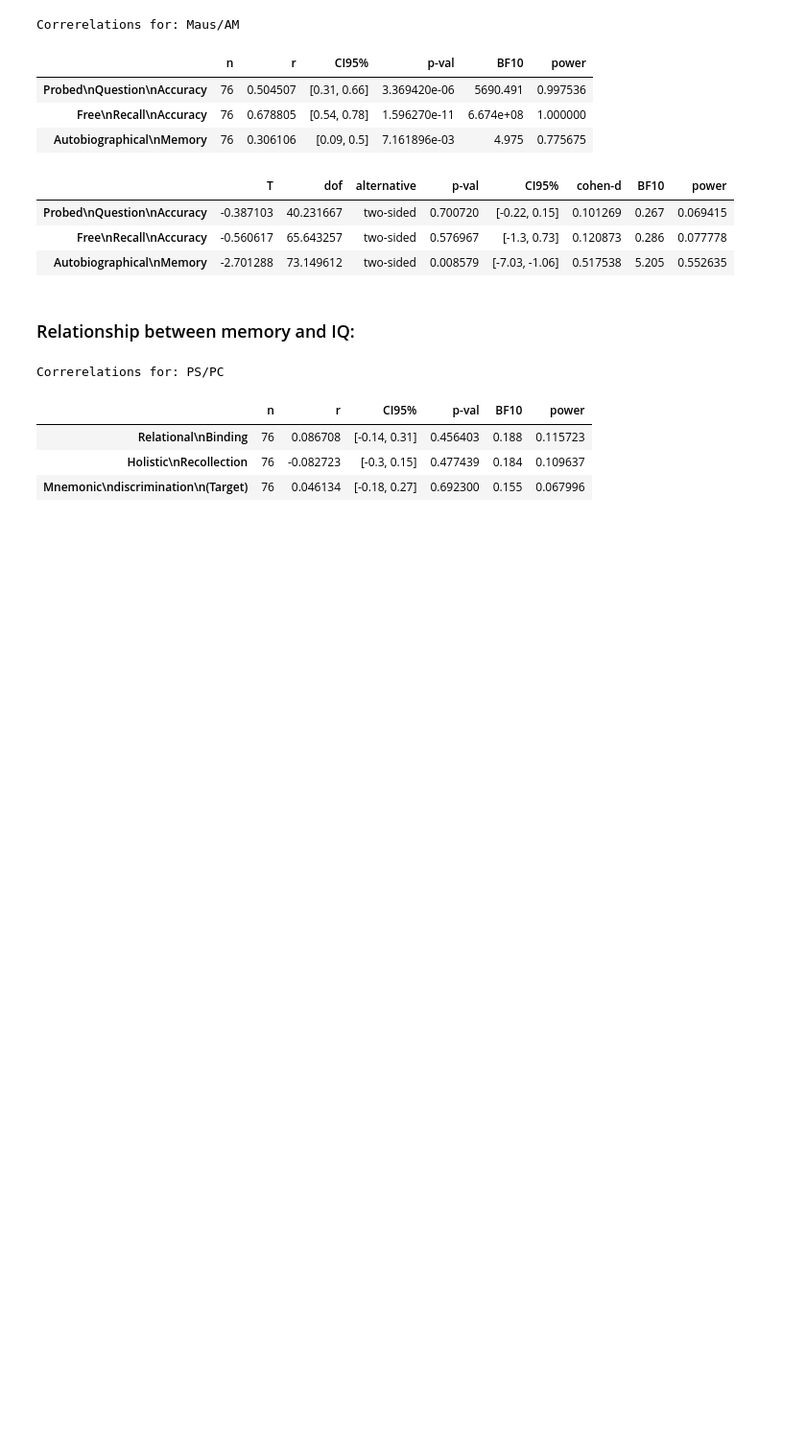
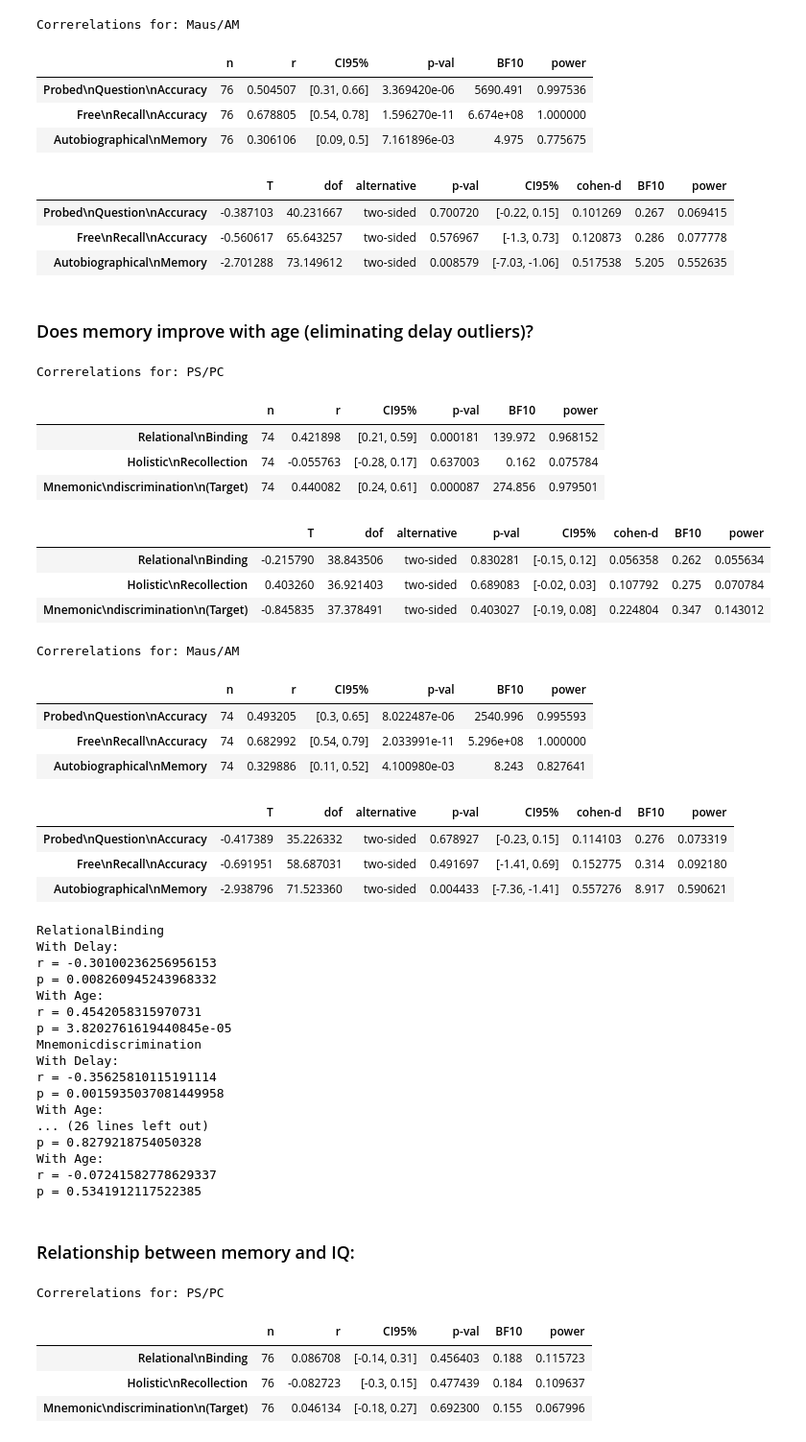
Before and after one commit to samsydco/Factor_Analysis, a Jupyter notebook: factor_anlaysis.ipynb, the cells around one changed output. Shown: that part at 96% size. Cells and saved outputs as stored; diff of their text form; code cells hidden in the pictures; blank space fills up the shorter version.

Commit message:
factor_analysis.ipynb updates to include delaydf.csv information regarding delay: answer question of how does delay impact age X memory relationship?

```diff
--- a/factor_anlaysis.ipynb
+++ b/factor_anlaysis.ipynb
@@ -14,5 +12,5 @@ Set the environment variable OUTDATED_IGNORE=1 to disable these warnings.
 # %%
-df = pd.read_csv("csvs/df_nosubj.csv")
+df = pd.read_csv("csvs/delaydf.csv")#pd.read_csv("csvs/df_nosubj.csv")#
 df = df.rename(columns={'Dependency': 'Holistic\nRecollection',
                         'PCAccuracy':'Relational\nBinding',
                         'Target':'Mnemonic\ndiscrimination\n(Target)',
@@ -21,7 +19,8 @@ df = df.rename(columns={'Dependency': 'Holistic\nRecollection',
                         'AM':'Autobiographical\nMemory',
                         'Foil':'Mnemonic\ndiscrimination\n(Foil)',
                         'Lure':'Mnemonic\ndiscrimination\n(Lure)',
-                        'KBit_Score': 'IQ'})
+                        'KBit_Score': 'IQ',
+                        'Delay (Days)': 'Delay'})
 df_norm=(df-df.mean())/df.std()
 df_controlvars1 = df_norm[['Age (months)','Relational\nBinding','Mnemonic\ndiscrimination\n(Target)',
                    'Probed\nQuestion\nAccuracy',
@@ -59,6 +58,7 @@ df_norm = df_norm[['Relational\nBinding','Mnemonic\ndiscrimination\n(Target)',
 # %%
 # Histogram of age and gender:
 sns.set_theme(style="ticks",font_scale=2)
+df = df.drop('Age', axis = 1)
 df_hist = df.rename(columns={'demo_child_gender':'Sex','Age (months)':'Age'})
 df_hist['Sex'] = df_hist['Sex'].replace({1.0: 'Male', 2.0: 'Female'})
 df_hist['Age'] = df_hist['Age']/12
@@ -112,6 +112,78 @@ Correrelations for: Maus/AM
 | Probed\nQuestion\nAccuracy | -0.387103 | 40.231667 | two-sided | 0.700720 | [-0.22, 0.15] | 0.101269 | 0.267 | 0.069415 |
 | Free\nRecall\nAccuracy | -0.560617 | 65.643257 | two-sided | 0.576967 | [-1.3, 0.73] | 0.120873 | 0.286 | 0.077778 |
 | Autobiographical\nMemory | -2.701288 | 73.149612 | two-sided | 0.008579 | [-7.03, -1.06] | 0.517538 | 5.205 | 0.552635 |
+# %% [markdown]
+### Does memory improve with age (eliminating delay outliers)?
+# %%
+dftemp = df[df['Delay']<19]
+cols_ = list(df_norm.columns)
+d = []
+dt = []
+for col in cols_:
+    d.append(pg.corr(dftemp['Age (months)'], dftemp[col]).to_dict('index')['pearson'])
+    dt.append(pg.ttest(dftemp[dftemp['demo_child_gender'] == 1][col],
+              dftemp[dftemp['demo_child_gender'] == 2][col]).to_dict('index')['T-test'])
+corrdf = pd.DataFrame(d)
+ttestdf = pd.DataFrame(dt)
+corrdf.index = cols_
+ttestdf.index = cols_
+for k,v in {'PS/PC':['Relational\nBinding','Holistic\nRecollection',
+            'Mnemonic\ndiscrimination\n(Target)'],
+            #'Mnemonic\ndiscrimination\n(Foil)',
+            #'Mnemonic\ndiscrimination\n(Lure)'],
+           'Maus/AM':['Probed\nQuestion\nAccuracy',
+            'Free\nRecall\nAccuracy','Autobiographical\nMemory']}.items():
+    print('Correrelations for: '+k)
+    display(corrdf.loc[v])
+    display(ttestdf.loc[v])
+N = 76
+for col in cols_:
+    coltmp = col.replace('\n','').replace('(Target)','')
+    df_hist = df_hist.rename(columns={col:coltmp})
+    result = sm2.ols(formula=coltmp+'~Age + Delay',data=df_hist).fit()
+    print(coltmp)
+    for v in ['Delay','Age']:
+        print('With '+v+':')
+        t = result.tvalues[v]
+        r = t / np.sqrt((N - 2) + np.square(t))
+        print('r = '+str(r))
+        print('p = '+str(result.pvalues[v]))
+# %% [output]
+Correrelations for: PS/PC
+|  | n | r | CI95% | p-val | BF10 | power |
+| Relational\nBinding | 74 | 0.421898 | [0.21, 0.59] | 0.000181 | 139.972 | 0.968152 |
+| Holistic\nRecollection | 74 | -0.055763 | [-0.28, 0.17] | 0.637003 | 0.162 | 0.075784 |
+| Mnemonic\ndiscrimination\n(Target) | 74 | 0.440082 | [0.24, 0.61] | 0.000087 | 274.856 | 0.979501 |
+|  | T | dof | alternative | p-val | CI95% | cohen-d | BF10 | power |
+| Relational\nBinding | -0.215790 | 38.843506 | two-sided | 0.830281 | [-0.15, 0.12] | 0.056358 | 0.262 | 0.055634 |
+| Holistic\nRecollection | 0.403260 | 36.921403 | two-sided | 0.689083 | [-0.02, 0.03] | 0.107792 | 0.275 | 0.070784 |
+| Mnemonic\ndiscrimination\n(Target) | -0.845835 | 37.378491 | two-sided | 0.403027 | [-0.19, 0.08] | 0.224804 | 0.347 | 0.143012 |
+Correrelations for: Maus/AM
+|  | n | r | CI95% | p-val | BF10 | power |
+| Probed\nQuestion\nAccuracy | 74 | 0.493205 | [0.3, 0.65] | 8.022487e-06 | 2540.996 | 0.995593 |
+| Free\nRecall\nAccuracy | 74 | 0.682992 | [0.54, 0.79] | 2.033991e-11 | 5.296e+08 | 1.000000 |
+| Autobiographical\nMemory | 74 | 0.329886 | [0.11, 0.52] | 4.100980e-03 | 8.243 | 0.827641 |
+|  | T | dof | alternative | p-val | CI95% | cohen-d | BF10 | power |
+| Probed\nQuestion\nAccuracy | -0.417389 | 35.226332 | two-sided | 0.678927 | [-0.23, 0.15] | 0.114103 | 0.276 | 0.073319 |
+| Free\nRecall\nAccuracy | -0.691951 | 58.687031 | two-sided | 0.491697 | [-1.41, 0.69] | 0.152775 | 0.314 | 0.092180 |
+| Autobiographical\nMemory | -2.938796 | 71.523360 | two-sided | 0.004433 | [-7.36, -1.41] | 0.557276 | 8.917 | 0.590621 |
+RelationalBinding
+With Delay:
+r = -0.30100236256956153
+p = 0.008260945243968332
+With Age:
+r = 0.4542058315970731
+p = 3.8202761619440845e-05
+Mnemonicdiscrimination
+With Delay:
+r = -0.35625810115191114
+p = 0.0015935037081449958
+With Age:
+... (26 lines left out)
+p = 0.8279218754050328
+With Age:
+r = -0.07241582778629337
+p = 0.5341912117522385
 # %% [markdown]
 ### Relationship between memory and IQ:
 # %%
```
Also changed, not shown: parts of 1 cell of this notebook.
